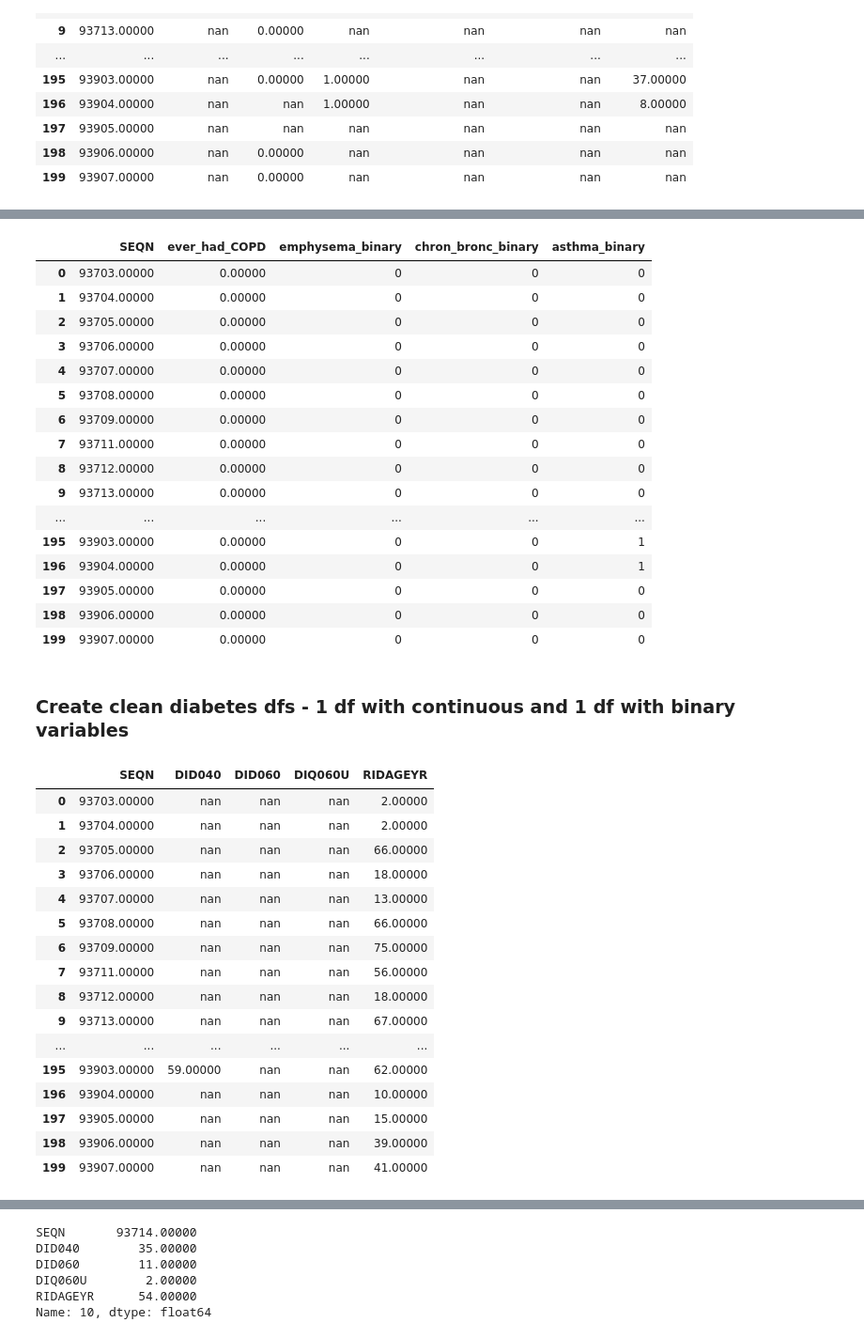
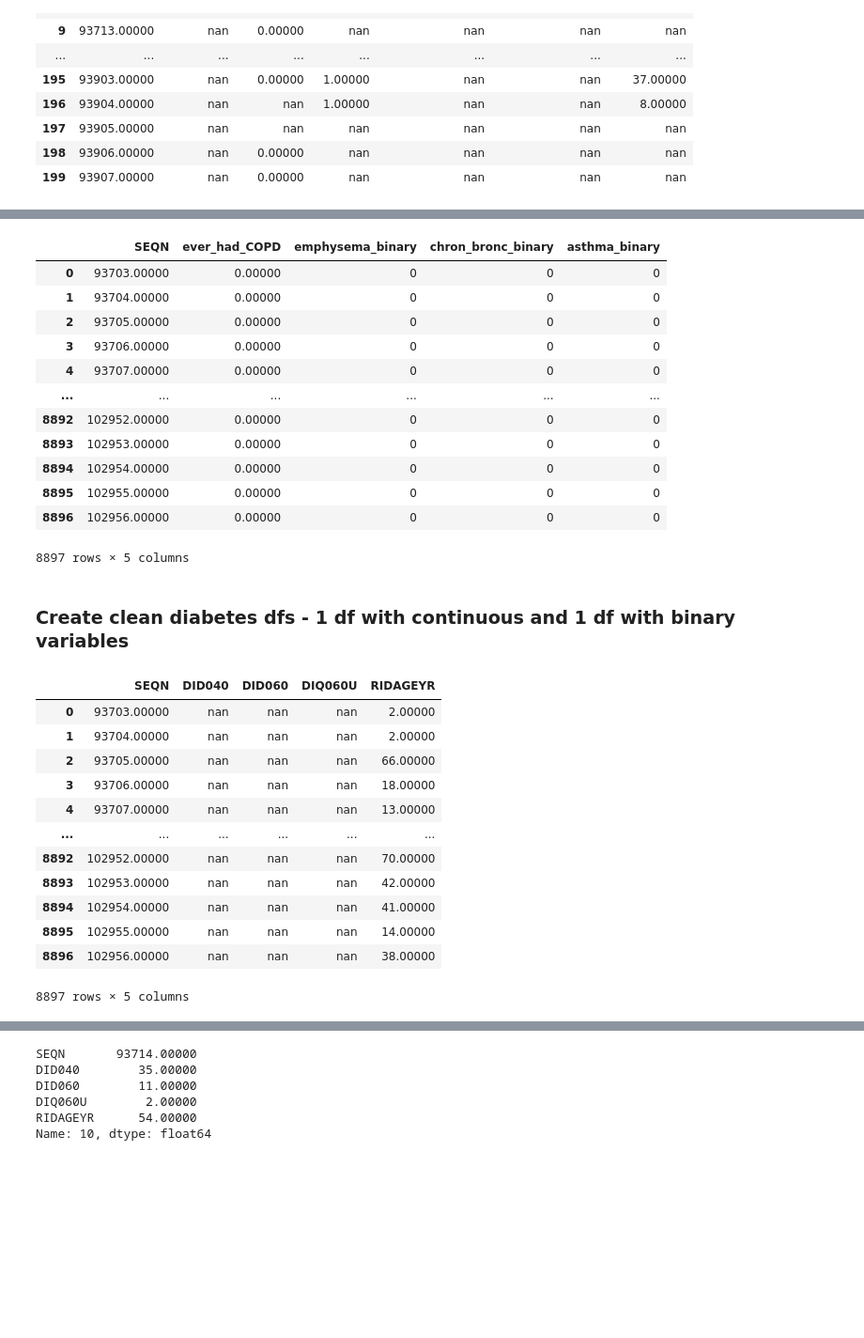
Before and after one commit to lilisbeit/Preventing-Hospitalizations, a Jupyter notebook: data-cleaning-and-feature-engineering.ipynb, the cells around one changed output, grey strips where cells are left out. Shown at 94% size. Saved outputs shown, nothing was run; the diff lists cells and outputs as text; code cells hidden in the pictures; blank space fills up the shorter version.

```diff
--- a/data-cleaning-and-feature-engineering.ipynb
+++ b/data-cleaning-and-feature-engineering.ipynb
@@ -1101,7 +1078,7 @@ resp_yrs.head(200)
 # create resp_binary df
 
 resp_binary = ut.make_binary(resp_yrs, ['yrs_emphysema', 'yrs_chron_bronc', 'yrs_asthma'])
-resp_binary.head(200)
+resp_binary
 # %% [output]
 |  | SEQN | ever_had_COPD | emphysema_binary | chron_bronc_binary | asthma_binary |
 | 0 | 93703.00000 | 0.00000 | 0 | 0 | 0 |
@@ -1109,47 +1086,39 @@ resp_binary.head(200)
 | 2 | 93705.00000 | 0.00000 | 0 | 0 | 0 |
 | 3 | 93706.00000 | 0.00000 | 0 | 0 | 0 |
 | 4 | 93707.00000 | 0.00000 | 0 | 0 | 0 |
-| 5 | 93708.00000 | 0.00000 | 0 | 0 | 0 |
-| 6 | 93709.00000 | 0.00000 | 0 | 0 | 0 |
-| 7 | 93711.00000 | 0.00000 | 0 | 0 | 0 |
-| 8 | 93712.00000 | 0.00000 | 0 | 0 | 0 |
-| 9 | 93713.00000 | 0.00000 | 0 | 0 | 0 |
 | ... | ... | ... | ... | ... | ... |
-| 195 | 93903.00000 | 0.00000 | 0 | 0 | 1 |
-| 196 | 93904.00000 | 0.00000 | 0 | 0 | 1 |
-| 197 | 93905.00000 | 0.00000 | 0 | 0 | 0 |
-| 198 | 93906.00000 | 0.00000 | 0 | 0 | 0 |
-| 199 | 93907.00000 | 0.00000 | 0 | 0 | 0 |
+| 8892 | 102952.00000 | 0.00000 | 0 | 0 | 0 |
+| 8893 | 102953.00000 | 0.00000 | 0 | 0 | 0 |
+| 8894 | 102954.00000 | 0.00000 | 0 | 0 | 0 |
+| 8895 | 102955.00000 | 0.00000 | 0 | 0 | 0 |
+| 8896 | 102956.00000 | 0.00000 | 0 | 0 | 0 |
+8897 rows × 5 columns
 # %% [markdown]
 ### Create clean diabetes dfs - 1 df with continuous and 1 df with binary variables
 # %%
 # clean up diabetes data
 
 diabetes = diq_j[['SEQN',
                  'DID040', # Age when first told you had diabetes
                  'DID060', # How long taking insulin
                  'DIQ060U' # Unit of measure (month/year) - for how long taking insulin
                 ]].merge(age, how='left', on='SEQN')
 
-diabetes.head(200)
+diabetes
 # %% [output]
 |  | SEQN | DID040 | DID060 | DIQ060U | RIDAGEYR |
 | 0 | 93703.00000 | nan | nan | nan | 2.00000 |
 | 1 | 93704.00000 | nan | nan | nan | 2.00000 |
 | 2 | 93705.00000 | nan | nan | nan | 66.00000 |
 | 3 | 93706.00000 | nan | nan | nan | 18.00000 |
 | 4 | 93707.00000 | nan | nan | nan | 13.00000 |
-| 5 | 93708.00000 | nan | nan | nan | 66.00000 |
-| 6 | 93709.00000 | nan | nan | nan | 75.00000 |
-| 7 | 93711.00000 | nan | nan | nan | 56.00000 |
-| 8 | 93712.00000 | nan | nan | nan | 18.00000 |
-| 9 | 93713.00000 | nan | nan | nan | 67.00000 |
 | ... | ... | ... | ... | ... | ... |
-| 195 | 93903.00000 | 59.00000 | nan | nan | 62.00000 |
-| 196 | 93904.00000 | nan | nan | nan | 10.00000 |
-| 197 | 93905.00000 | nan | nan | nan | 15.00000 |
-| 198 | 93906.00000 | nan | nan | nan | 39.00000 |
-| 199 | 93907.00000 | nan | nan | nan | 41.00000 |
+| 8892 | 102952.00000 | nan | nan | nan | 70.00000 |
+| 8893 | 102953.00000 | nan | nan | nan | 42.00000 |
+| 8894 | 102954.00000 | nan | nan | nan | 41.00000 |
+| 8895 | 102955.00000 | nan | nan | nan | 14.00000 |
+| 8896 | 102956.00000 | nan | nan | nan | 38.00000 |
+8897 rows × 5 columns
 # %%
 diabetes['DID040'].value_counts()
 
```
Also changed, not shown: parts of 41 cells of this notebook.
